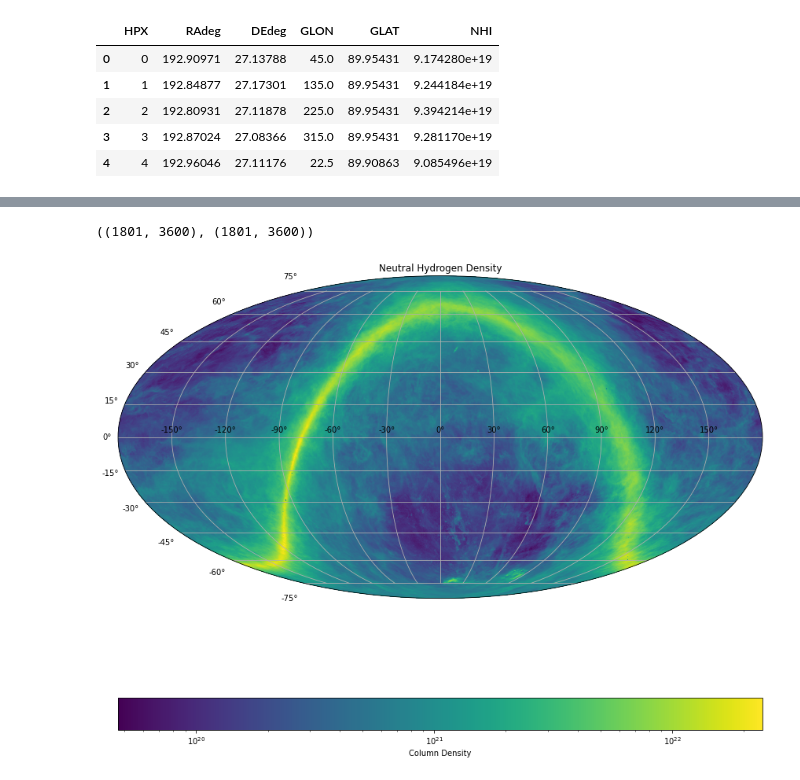
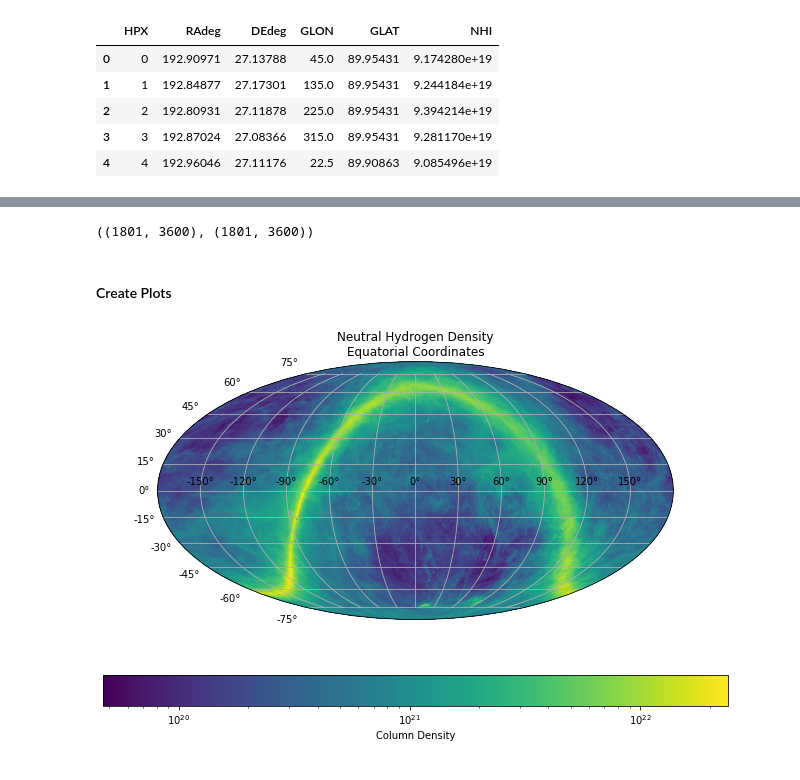
Before and after one commit to Dishwasha/cas-tau, a Jupyter notebook: AstropyTutorial.ipynb, the cells around one changed output, grey strips where cells are left out. Saved outputs shown, nothing was run; the diff lists cells and outputs as text; code cells hidden in the pictures.

```diff
--- a/AstropyTutorial.ipynb
+++ b/AstropyTutorial.ipynb
@@ -446,4 +466,10 @@ hi4pi['GLON1'] = np.round(hi4pi.GLON,1)
 # %%
+#round to 1/10 degree precision
+hi4pi['RAdeg1'] = np.round(hi4pi.RAdeg,1)
+hi4pi['DEdeg1'] = np.round(hi4pi.DEdeg, 1)
+hi4pi['GLAT1'] = np.round(hi4pi.GLAT,1)
+hi4pi['GLON1'] = np.round(hi4pi.GLON,1)
+
 #get the mean NHI value at the new precision level, rename the columns to good ol' ra and dec
 
 #equatorial coords
@@ -453,3 +479,19 @@ hi4pi_eq.rename(columns={"RAdeg1":"ra", "DEdeg1":"dec"}, inplace=True)
 #galactic coords
 hi4pi_gal = hi4pi[['GLON1', 'GLAT1', 'NHI']].groupby(['GLON1','GLAT1']).mean().reset_index()
 hi4pi_gal.rename(columns={"GLON1":"l", "GLAT1":"b"}, inplace=True)
+
+#convert everybody to angles and wrap the longitude
+hi4pi_eq.ra = Angle(np.array(hi4pi_eq.ra)*u.degree).wrap_at(180*u.degree)
+hi4pi_eq.dec = Angle(np.array(hi4pi_eq.dec)*u.degree)
+
+hi4pi_gal.l = Angle(np.array(hi4pi_gal.l)*u.degree).wrap_at(180*u.degree)
+hi4pi_gal.b = Angle(np.array(hi4pi_gal.b)*u.degree)
+
+#create the image arrays
+#note declination and lattitude in 'x' (row) positions and ra and longitude in 'y' (column) positions
+image_eq = pd.pivot_table(hi4pi_eq,index='dec',columns='ra', values='NHI',aggfunc=np.mean).to_numpy( copy=True)
+
+image_gal = pd.pivot_table(hi4pi_gal,index='b',columns='l', values='NHI',aggfunc=np.mean).to_numpy( copy=True)
+image_eq.shape, image_gal.shape
+# %% [output]
+((1801, 3600), (1801, 3600))
@@ -463,10 +498 @@ hi4pi_gal.b = Angle(np.array(hi4pi_gal.b)*u.degree)
-# %%
-#create the image arrays
-#note declination and lattitude in 'x' (row) positions and ra and longitude in 'y' (column) positions
-image_eq = pd.pivot_table(hi4pi_eq,index='dec',columns='ra', values='NHI',aggfunc=np.mean).to_numpy( copy=True)
-
-image_gal = pd.pivot_table(hi4pi_gal,index='b',columns='l', values='NHI',aggfunc=np.mean).to_numpy( copy=True)
-image_eq.shape, image_gal.shape
-# %% [output]
-((1801, 3600), (1801, 3600))
 # %%
@@ -475,22 +502,22 @@ dec_vec= Angle(np.linspace(hi4pi_eq.dec.min(), hi4pi_eq.dec.max(), image_eq.shap
 
 l_vec = Angle(np.linspace(hi4pi_gal.l.min(), hi4pi_gal.l.max(), image_gal.shape[1], endpoint=False)*u.degree)
 b_vec = Angle(np.linspace(hi4pi_gal.b.min(), hi4pi_gal.b.max(), image_gal.shape[0], endpoint=False)*u.degree)
+# %% [markdown]
+#### Create Plots
 # %%
-from mpl_toolkits.axes_grid1 import make_axes_locatable
-
 # plot in equatorial coordinates
 
-fig = plt.figure(figsize=(12,12))
+fig = plt.figure(figsize=(9,6))
 ax = fig.add_subplot(111, projection='mollweide')
 pcm = ax.pcolormesh(ra_vec.radian,
            dec_vec.radian,
            image_eq,
            cmap='viridis', norm=colors.LogNorm())
 ax.grid()
 ax.set_title('Neutral Hydrogen Density\nEquatorial Coordinates')
 
 plt.colorbar(pcm, orientation='horizontal',label='Column Density')
 plt.tight_layout()
 # %% [output]
-[figure, old version]
+[figure, new version]
 # %%
```
Also changed, not shown: parts of 33 cells of this notebook.
